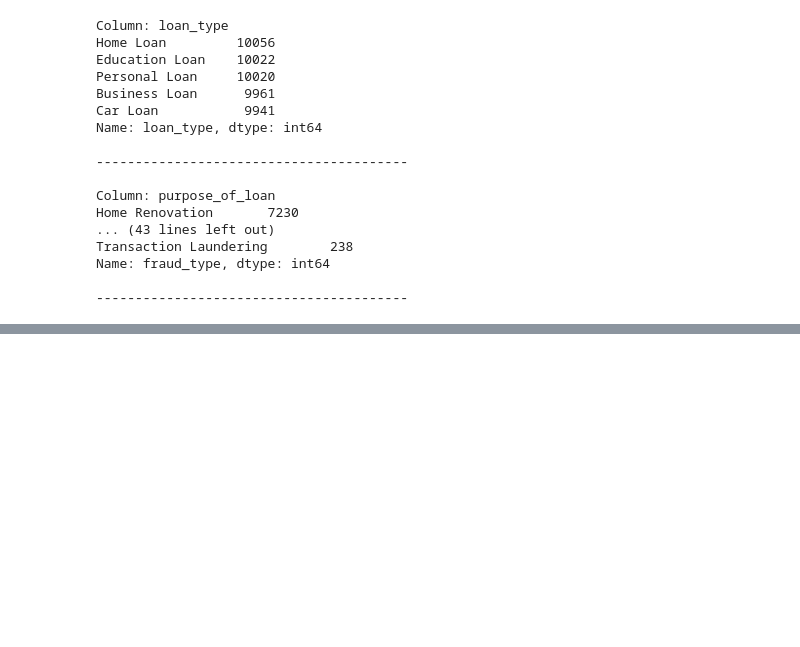
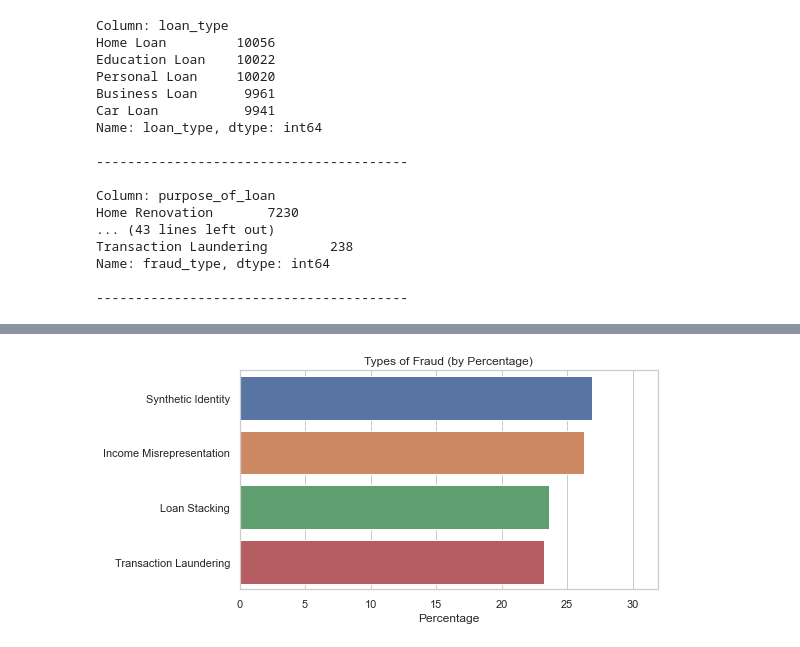
Before and after one commit to yabichara/loan-fraud-detection, a Jupyter notebook: notebooks/01_eda.ipynb, the cells around one changed output, grey strips where cells are left out. Saved outputs shown, nothing was run; the diff lists cells and outputs as text; code cells hidden in the pictures; blank space fills up the shorter version.

```diff
--- a/notebooks/01_eda.ipynb
+++ b/notebooks/01_eda.ipynb
@@ -97,0 +142,16 @@ Name: fraud_type, dtype: int64
+# %%
+# Calculate percentage per fraud type
+fraud_type_pct = (
+    df_loan['fraud_type'].value_counts(normalize=True) * 100
+).sort_values(ascending=False)
+
+# Plot
+plt.figure(figsize=(8, 4))
+sns.barplot(x=fraud_type_pct.values, y=fraud_type_pct.index)
+plt.xlabel("Percentage")
+plt.title("Types of Fraud (by Percentage)")
+plt.xlim(0, fraud_type_pct.max() + 5)  # Add space to the right
+plt.tight_layout()
+plt.show()
+# %% [output]
+[figure, added]
```
Also changed, not shown: parts of 12 cells of this notebook.
